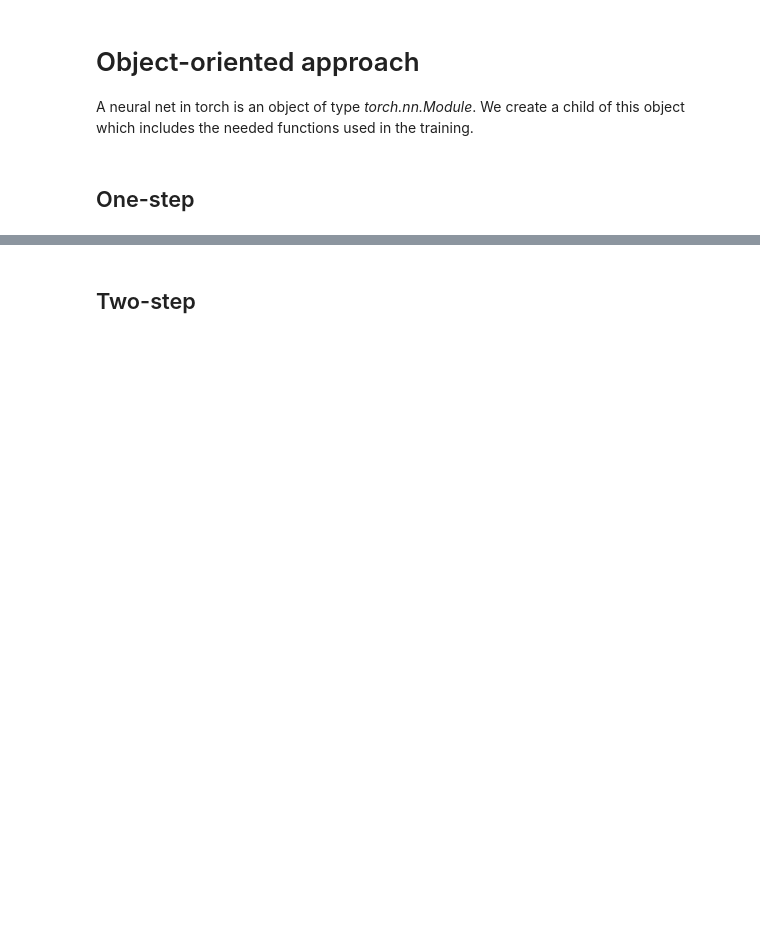
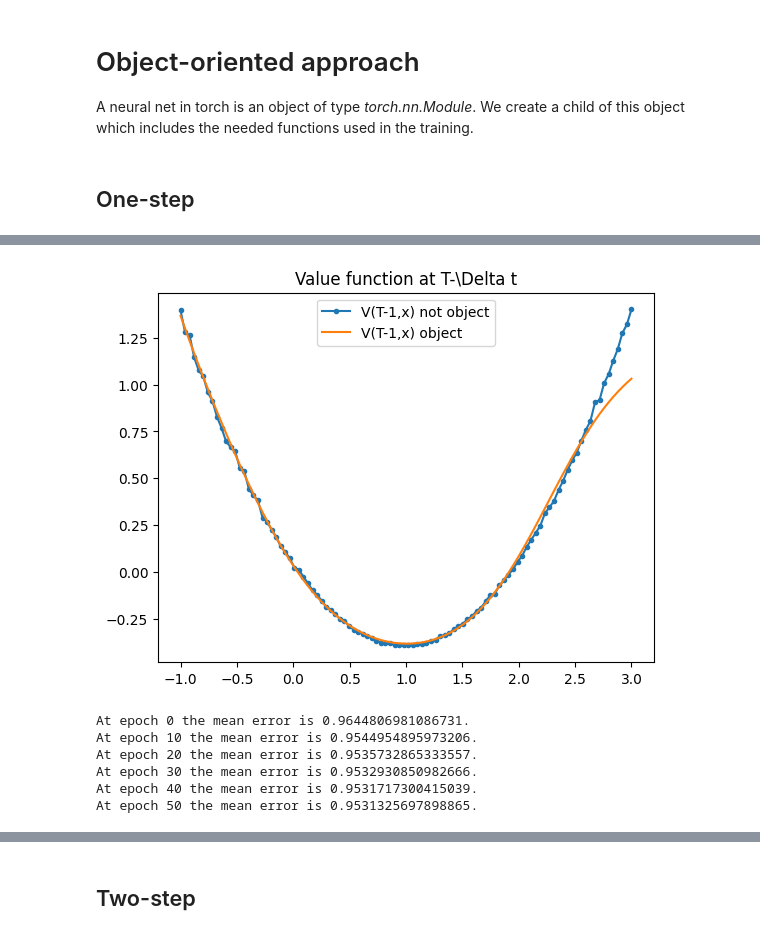
Before and after one commit to arashfahim/Stochastic_Control_FSU, a Jupyter notebook: Discrete_time_DPP.ipynb, the cells around one changed output, grey strips where cells are left out. Saved outputs shown, nothing was run; the diff lists cells and outputs as text; code cells hidden in the pictures; blank space fills up the shorter version.

```diff
--- a/Discrete_time_DPP.ipynb
+++ b/Discrete_time_DPP.ipynb
@@ -396,0 +396,38 @@ plt.savefig(path+'test for value'+stamp+'.png');
+# %%
+xx = torch.linspace(-1.0,3.0,100).unsqueeze(1)
+update = (xx + Dt*(-xx+v.forward(xx))).repeat([1,1000]).unsqueeze(2) + torch.sqrt(Dt)*torch.normal(0., 1., size=[xx.shape[0],v.M,1])
+yy = v.cost(xx)*Dt+torch.mean(v.terminal(update),axis=1)
+zz = vval(xx)
+plt.plot(xx.squeeze(1).detach().numpy(),yy.squeeze(1).detach().numpy(),label='V(T-1,x) not object',marker='.');
+plt.plot(xx.squeeze(1).detach().numpy(),zz.squeeze(1).detach().numpy(),label='V(T-1,x) object');
+plt.title("Value function at T-\Delta t");
+plt.legend();
+plt.savefig(path+'test for value'+stamp+'.png');
+# %% [output]
+[figure, added]
+# %%
+loss_epoch = []
+num_epochs = 500
+lr = 1e-2
+optimizer2 = optim.Adam(v2.parameters(), lr)
+L_ = torch.Tensor([-2.0])
+loss = torch.Tensor([2.0])
+epoch=0
+while (torch.abs(L_-loss)>1e-6) & (epoch <= num_epochs):# epoch in range(num_epochs):
+  optimizer2.zero_grad()
+  loss= v2.loss()#self.cost(self.X,self.modelu(X))+ torch.mean(self.terminal(update(self.X,self.modelu(X))))#
+  loss.backward()
+  optimizer2.step()
+  loss_epoch.append(loss)
+  if epoch>0:
+    L_ = loss_epoch[epoch-1]
+  if (epoch % 10==0):
+    print("At epoch {} the mean error is {}.".format(epoch,loss.detach()))
+  epoch += 1
+# %% [output]
+At epoch 0 the mean error is 0.9644806981086731.
+At epoch 10 the mean error is 0.9544954895973206.
+At epoch 20 the mean error is 0.9535732865333557.
+At epoch 30 the mean error is 0.9532930850982666.
+At epoch 40 the mean error is 0.9531717300415039.
+At epoch 50 the mean error is 0.9531325697898865.
```
Also changed, not shown: parts of 26 cells of this notebook.
